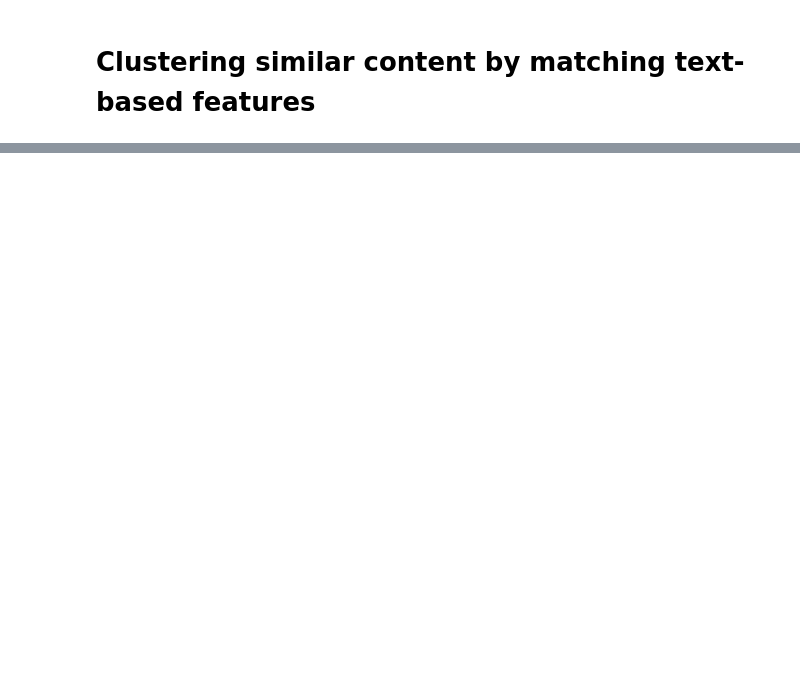
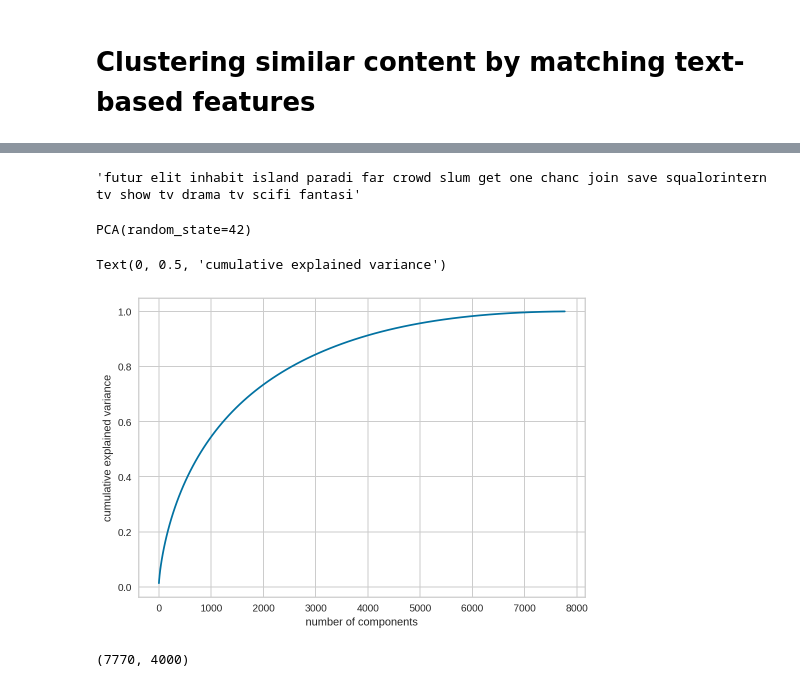
Before and after one commit to Ajinkya-dak/NETFLIX-MOVIES-AND-TV-SHOWS-CLUSTERING, a Jupyter notebook: NETFLIX_MOVIES_AND_TV_SHOWS_CLUSTERING.ipynb, the cells around one changed output, grey strips where cells are left out. Cells and saved outputs as stored; diff of their text form; code cells hidden in the pictures; blank space fills up the shorter version.

```diff
--- a/NETFLIX_MOVIES_AND_TV_SHOWS_CLUSTERING.ipynb
+++ b/NETFLIX_MOVIES_AND_TV_SHOWS_CLUSTERING.ipynb
@@ -877,0 +728,50 @@ df.head(10)
+# %%
+# function to perform stemming of the words and remove stop words
+
+def filter(text, stopwords):
+    cleaned = []
+    tokens = word_tokenize(text)
+    for word in tokens:
+        if word not in stopwords:
+            cleaned.append(stemmer.stem(word))
+    return " ".join(cleaned)
+cleaned_text = []
+for row in Net_df.iterrows():
+    cleaned_text.append(filter(row[1]['combined_text'],stopwords))
+
+cleaned_text[0]
+# %% [output]
+'futur elit inhabit island paradi far crowd slum get one chanc join save squalorintern tv show tv drama tv scifi fantasi'
+# %%
+# cleaned data
+filtered_text = pd.Series(cleaned_text)
+# %%
+#using tfidf transforming data
+
+tfidf = TfidfVectorizer(max_df = 0.9,min_df = 1,max_features=12000)
+x= tfidf.fit_transform(filtered_text)
+# %%
+# using PCA to project data to lower dimensional space
+
+pca = PCA(random_state=42)
+pca.fit(x.toarray())
+# %% [output]
+PCA(random_state=42)
+# %%
+# Explained variance for different number of components
+
+plt.plot(np.cumsum(pca.explained_variance_ratio_))
+plt.xlabel('number of components')
+plt.ylabel('cumulative explained variance')
+# %% [output]
+Text(0, 0.5, 'cumulative explained variance')
+[figure, added]
+# %%
+# applying PCA to transform the data into 4000 components selected by checking the above graph . explained variance for 4000 components is around 0.9
+
+pca = PCA(n_components=4000,random_state=42)
+pca.fit(x.toarray())
+transformed_data = pca.fit_transform(x.toarray())
+transformed_data.shape
+# %% [output]
+(7770, 4000)
```
Also changed, not shown: parts of 96 cells of this notebook.
